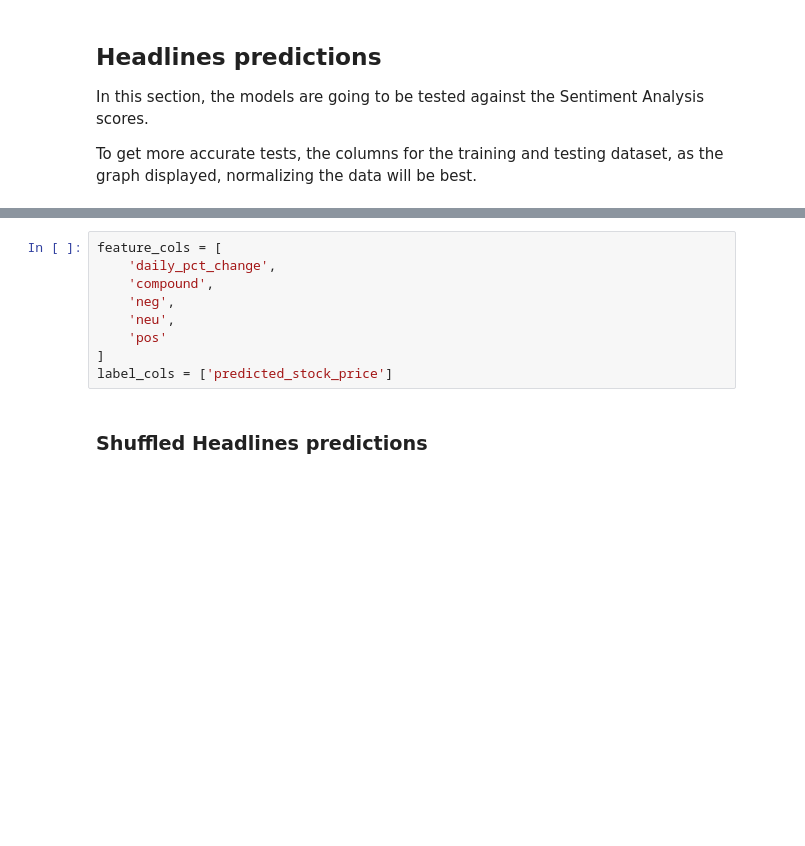
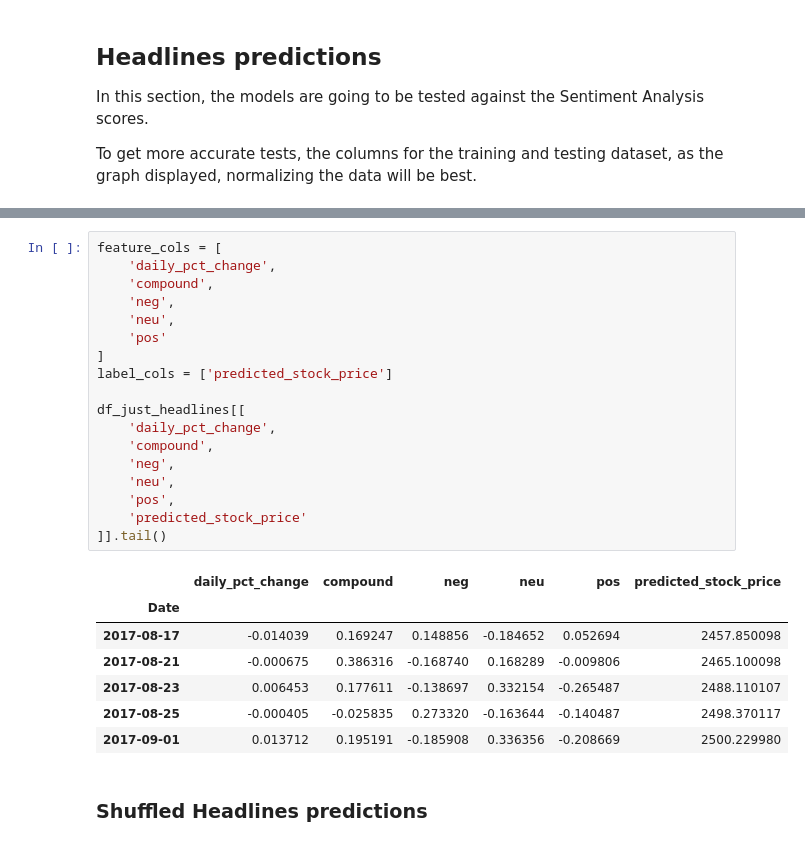
Before and after one commit to edantonio505/capstone_report, a Jupyter notebook: capstone_report.ipynb, the cells around one changed output, grey strips where cells are left out. Saved outputs shown, nothing was run; the diff lists cells and outputs as text; blank space fills up the shorter version.

```diff
--- a/capstone_report.ipynb
+++ b/capstone_report.ipynb
@@ -499,12 +508,29 @@ See the caveats in the documentation: http://pandas.pydata.org/pandas-docs/stabl
 # %%
 feature_cols = [
     'daily_pct_change',
     'compound',
     'neg',
     'neu',
     'pos'
 ]
 label_cols = ['predicted_stock_price']
+
+df_just_headlines[[
+    'daily_pct_change',
+    'compound',
+    'neg',
+    'neu',
+    'pos',
+    'predicted_stock_price'
+]].tail()
+# %% [output]
+|  | daily_pct_change | compound | neg | neu | pos | predicted_stock_price |
+| Date |  |  |  |  |  |  |
+| 2017-08-17 | -0.014039 | 0.169247 | 0.148856 | -0.184652 | 0.052694 | 2457.850098 |
+| 2017-08-21 | -0.000675 | 0.386316 | -0.168740 | 0.168289 | -0.009806 | 2465.100098 |
+| 2017-08-23 | 0.006453 | 0.177611 | -0.138697 | 0.332154 | -0.265487 | 2488.110107 |
+| 2017-08-25 | -0.000405 | -0.025835 | 0.273320 | -0.163644 | -0.140487 | 2498.370117 |
+| 2017-09-01 | 0.013712 | 0.195191 | -0.185908 | 0.336356 | -0.208669 | 2500.229980 |
 # %% [markdown]
 ### Shuffled Headlines predictions
 # %%
```
Also changed, not shown: parts of 12 cells of this notebook, 1 other file.
